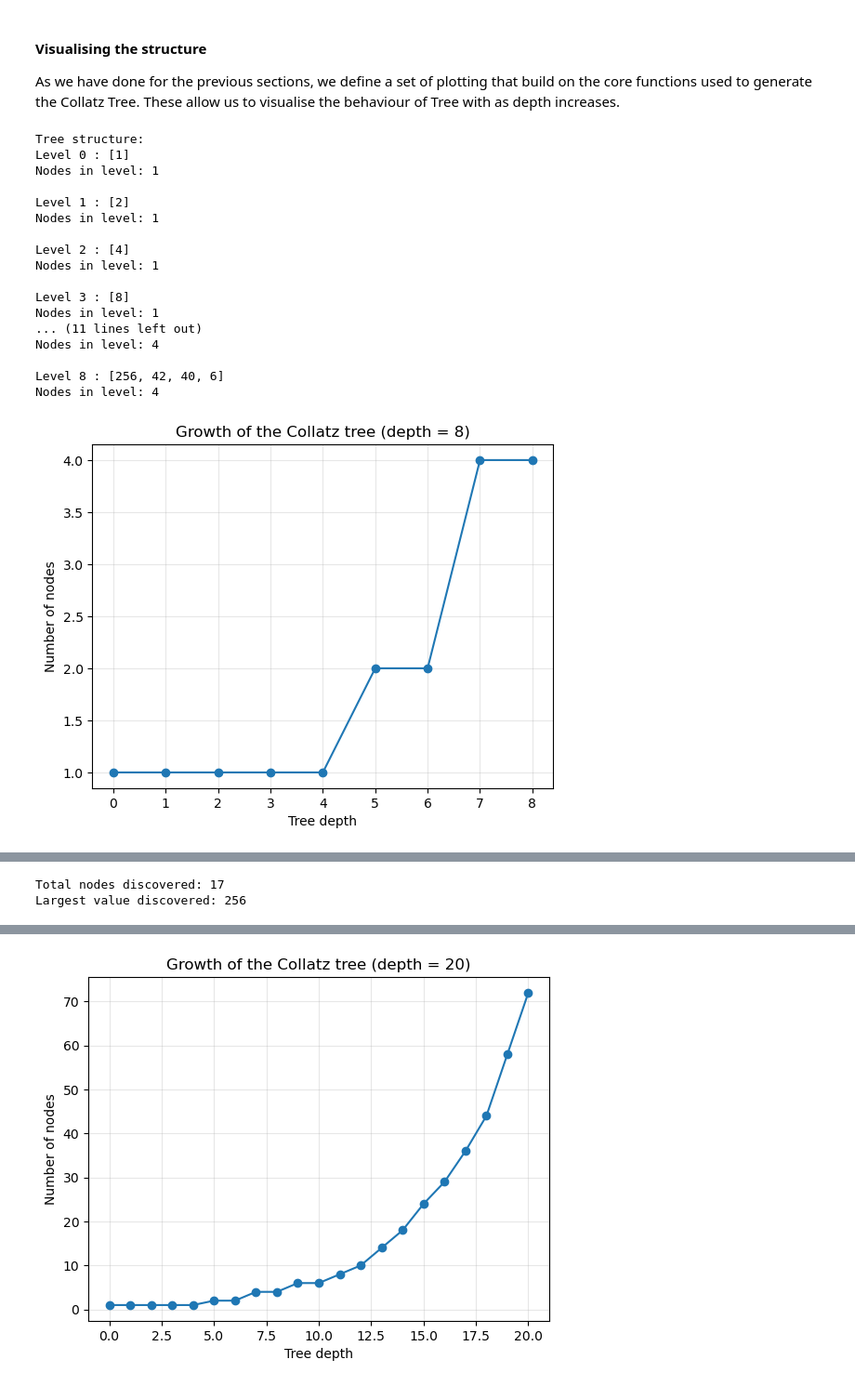
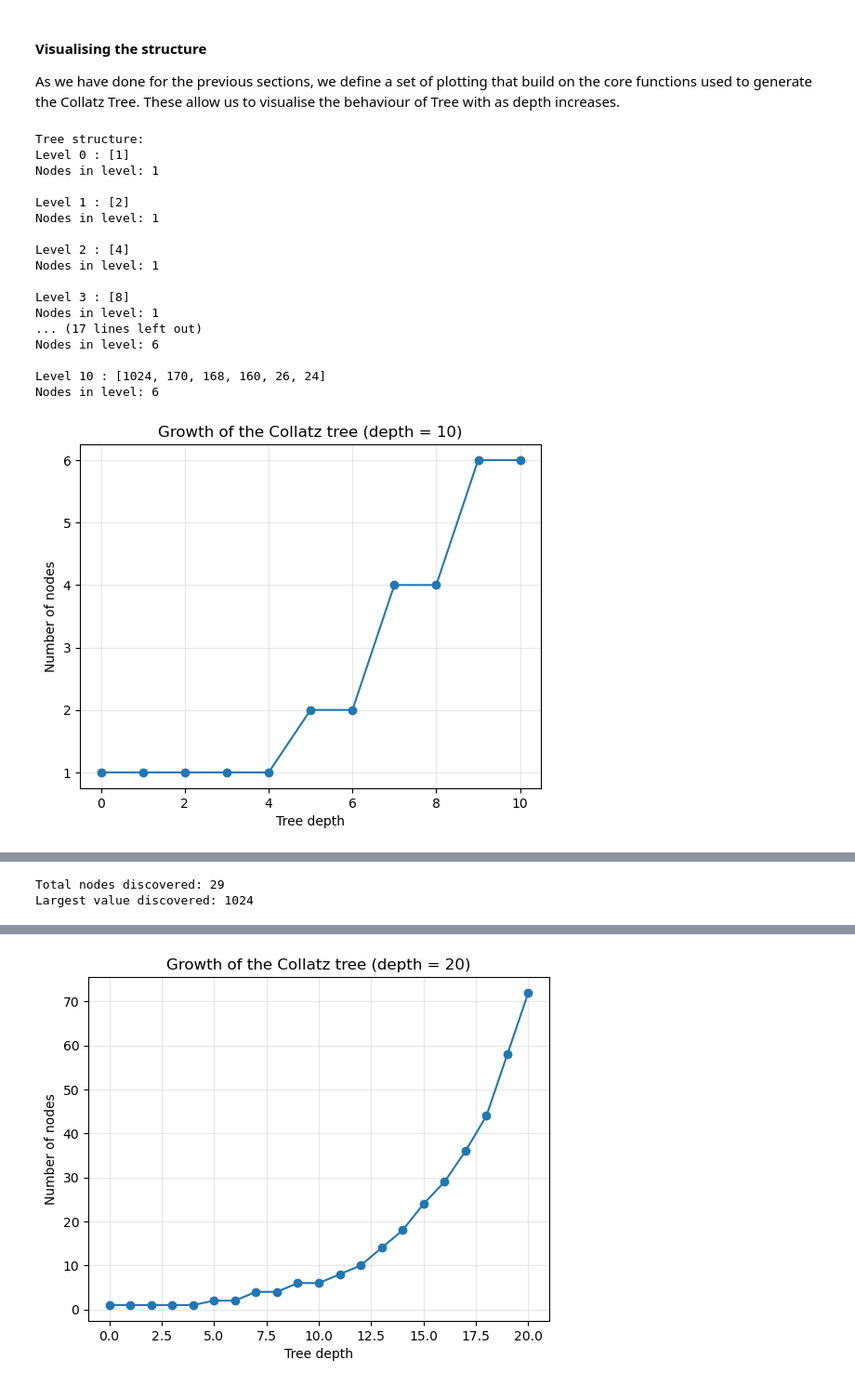
Before and after one commit to georgeramble/MATH2002-Collatz-Investigation, a Jupyter notebook: collatz_investigation.ipynb, the cells around one changed output, grey strips where cells are left out. Shown at 93% size. Saved outputs shown, nothing was run; the diff lists cells and outputs as text; code cells hidden in the pictures.

```diff
--- a/collatz_investigation.ipynb
+++ b/collatz_investigation.ipynb
@@ -636,30 +636,30 @@ As we have done for the previous sections, we define a set of plotting that buil
 # %%
 import section4_collatz_tree as s4
 
-depth = 8
+depth = 10
 levels = tree_generator(depth)
 
 s4.print_tree_levels(levels)
 s4.plot_tree_growth(levels, depth)
 s4.plot_tree_max_values(levels, depth)
 s4.plot_tree_scatter(levels, depth)
 s4.tree_summary(levels)
 # %% [output]
 Tree structure:
 Level 0 : [1]
 Nodes in level: 1
 
 Level 1 : [2]
 Nodes in level: 1
 
 Level 2 : [4]
 Nodes in level: 1
 
 Level 3 : [8]
 Nodes in level: 1
-... (11 lines left out)
-Nodes in level: 4
+... (17 lines left out)
+Nodes in level: 6
 
-Level 8 : [256, 42, 40, 6]
-Nodes in level: 4
+Level 10 : [1024, 170, 168, 160, 26, 24]
+Nodes in level: 6
-[figure, old version]
+[figure, new version]
@@ -668,2 +668,2 @@ Nodes in level: 4
-Total nodes discovered: 17
-Largest value discovered: 256
+Total nodes discovered: 29
+Largest value discovered: 1024
```
Also changed, not shown: parts of 3 cells of this notebook, 12 other files.
